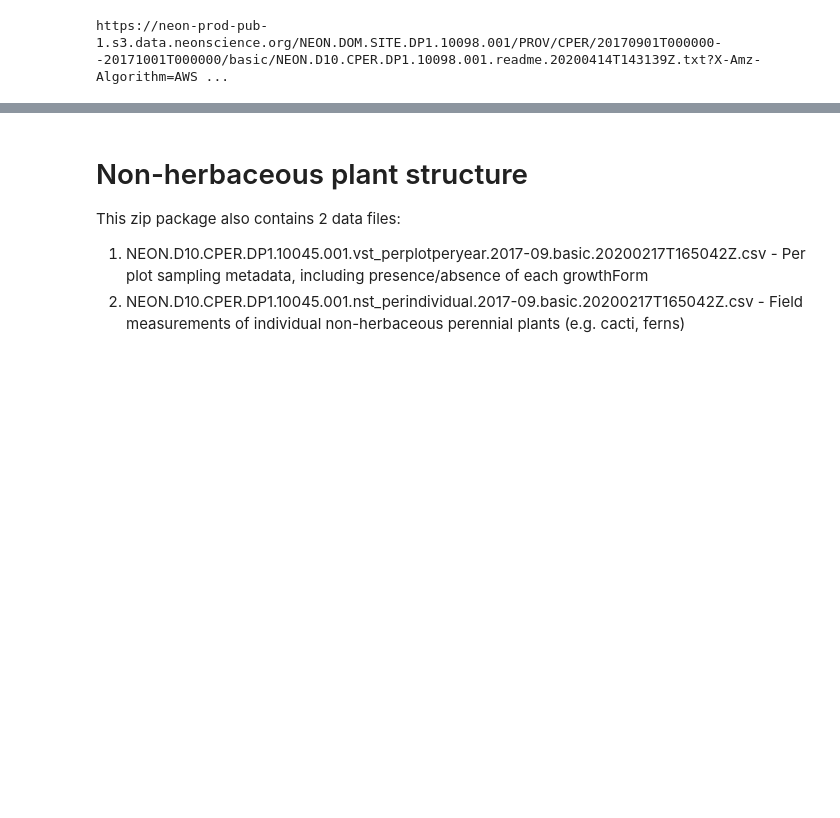
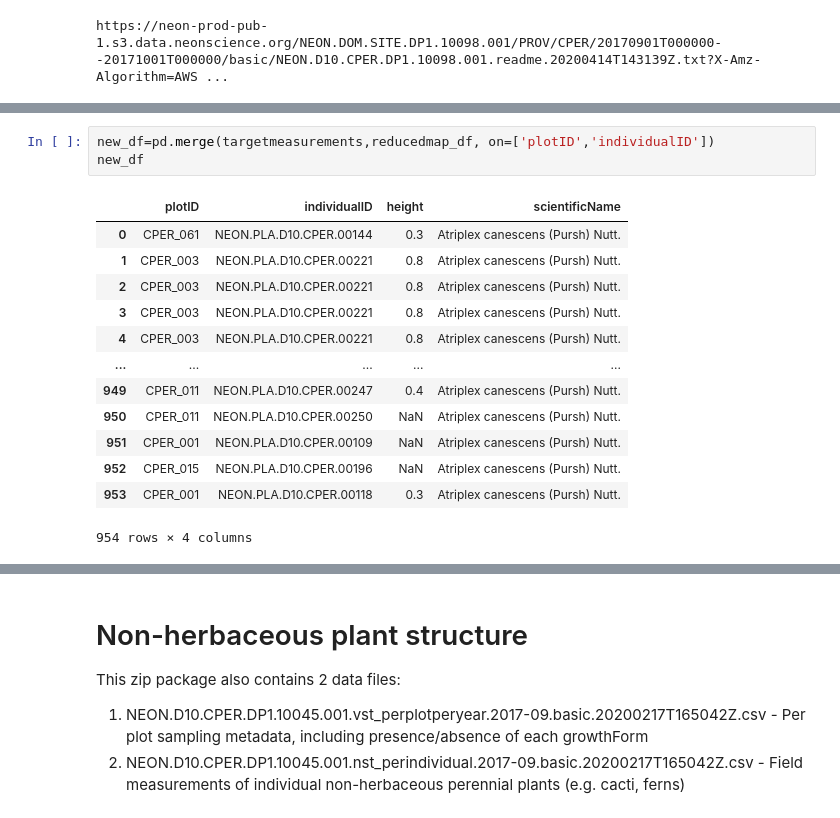
Before and after one commit to kessb/sagebrush-ecosystem-modeling, a Jupyter notebook: scripts/function_scratchscripts.ipynb, the cells around one changed output, grey strips where cells are left out. Saved outputs shown, nothing was run; the diff lists cells and outputs as text; blank space fills up the shorter version.

```diff
--- a/scripts/function_scratchscripts.ipynb
+++ b/scripts/function_scratchscripts.ipynb
@@ -142,0 +261,17 @@ df.loc[df['scientificName'] == 'Atriplex canescens (Pursh) Nutt.']
+# %%
+new_df=pd.merge(targetmeasurements,reducedmap_df, on=['plotID','individualID'])
+new_df
+# %% [output]
+|  | plotID | individualID | height | scientificName |
+| 0 | CPER_061 | NEON.PLA.D10.CPER.00144 | 0.3 | Atriplex canescens (Pursh) Nutt. |
+| 1 | CPER_003 | NEON.PLA.D10.CPER.00221 | 0.8 | Atriplex canescens (Pursh) Nutt. |
+| 2 | CPER_003 | NEON.PLA.D10.CPER.00221 | 0.8 | Atriplex canescens (Pursh) Nutt. |
+| 3 | CPER_003 | NEON.PLA.D10.CPER.00221 | 0.8 | Atriplex canescens (Pursh) Nutt. |
+| 4 | CPER_003 | NEON.PLA.D10.CPER.00221 | 0.8 | Atriplex canescens (Pursh) Nutt. |
+| ... | ... | ... | ... | ... |
+| 949 | CPER_011 | NEON.PLA.D10.CPER.00247 | 0.4 | Atriplex canescens (Pursh) Nutt. |
+| 950 | CPER_011 | NEON.PLA.D10.CPER.00250 | NaN | Atriplex canescens (Pursh) Nutt. |
+| 951 | CPER_001 | NEON.PLA.D10.CPER.00109 | NaN | Atriplex canescens (Pursh) Nutt. |
+| 952 | CPER_015 | NEON.PLA.D10.CPER.00196 | NaN | Atriplex canescens (Pursh) Nutt. |
+| 953 | CPER_001 | NEON.PLA.D10.CPER.00118 | 0.3 | Atriplex canescens (Pursh) Nutt. |
+954 rows × 4 columns
```
Also changed, not shown: parts of 13 cells of this notebook.
